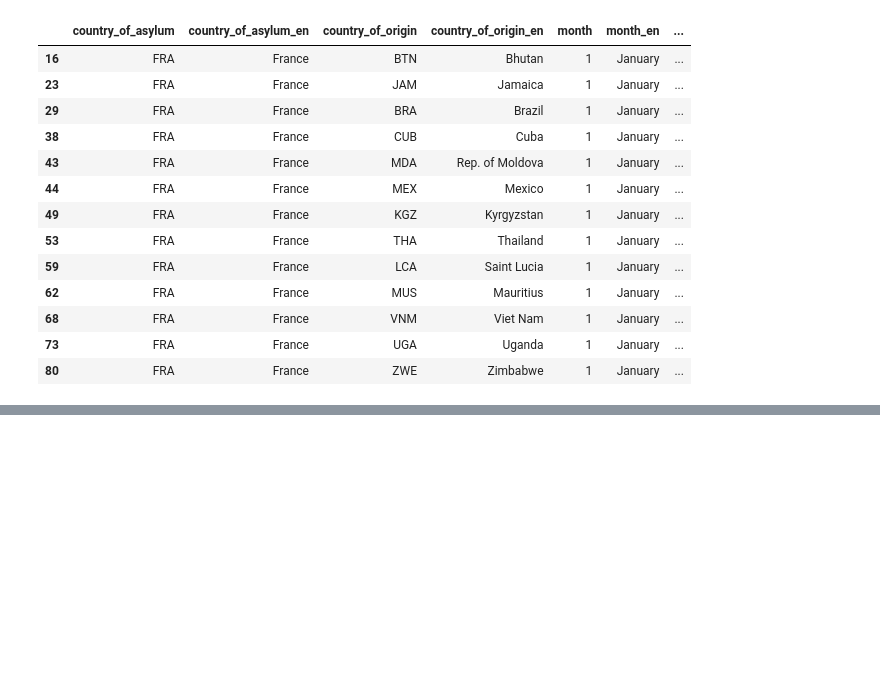
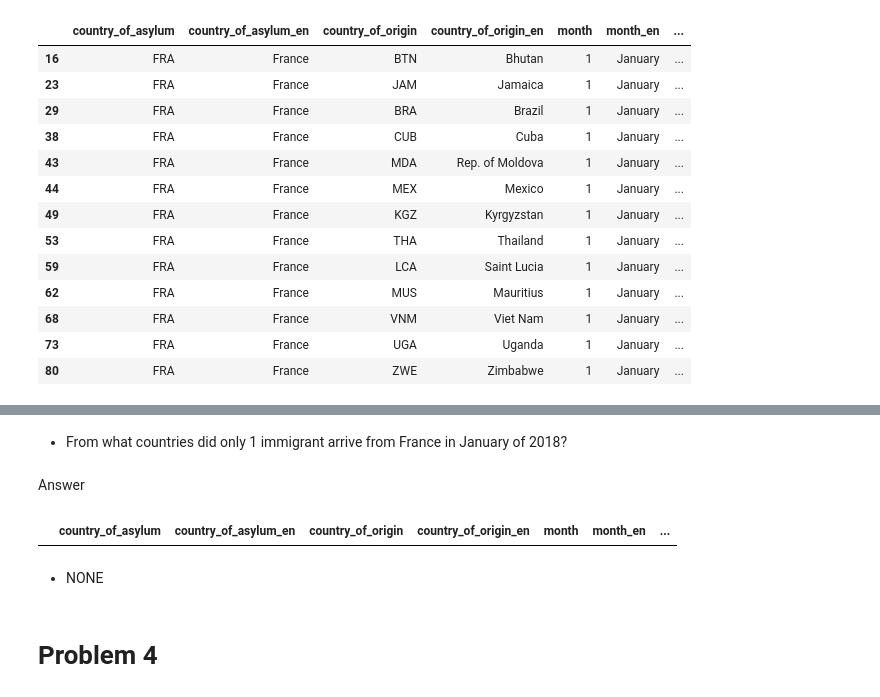
Before and after one commit to tiger-bug/Advanced_Class, a Jupyter notebook: jupyter_stuff/Week_9/Week_9_assignment.ipynb, the cells around one changed output, grey strips where cells are left out. Cells and saved outputs as stored; diff of their text form; code cells hidden in the pictures; blank space fills up the shorter version.

Commit message:
completed problem 3

```diff
--- a/jupyter_stuff/Week_9/Week_9_assignment.ipynb
+++ b/jupyter_stuff/Week_9/Week_9_assignment.ipynb
@@ -321,0 +359,12 @@ df.loc[df['value']==1]
+# %% [markdown]
+- From what countries did only 1 immigrant arrive from France in January of 2018?
+# %% [markdown]
+Answer
+# %%
+df.loc[df['value']==1]
+# %% [output]
+|  | country_of_asylum | country_of_asylum_en | country_of_origin | country_of_origin_en | month | month_en | ... |
+# %% [markdown]
+- NONE
+# %% [markdown]
+# Problem 4
```
Also changed, not shown: parts of 9 cells of this notebook.
